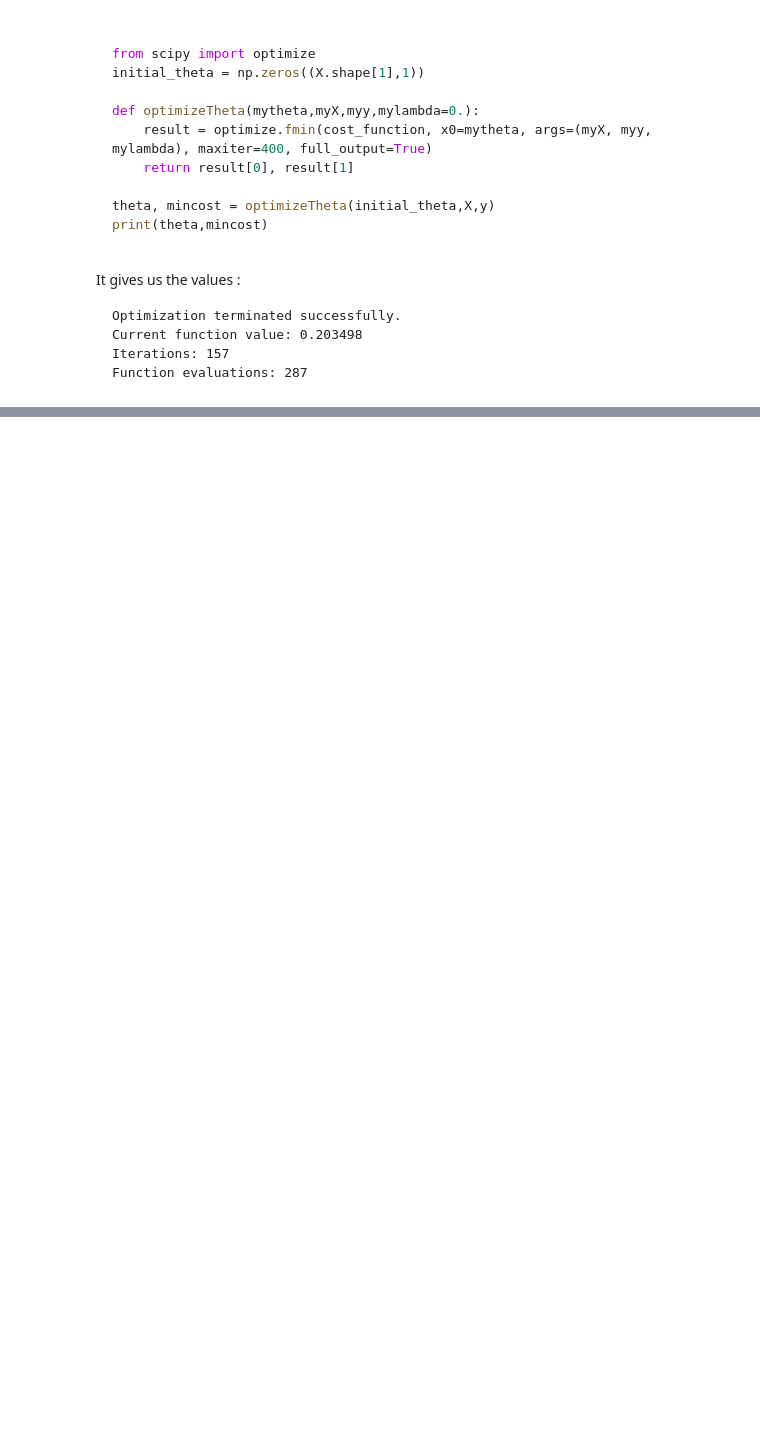
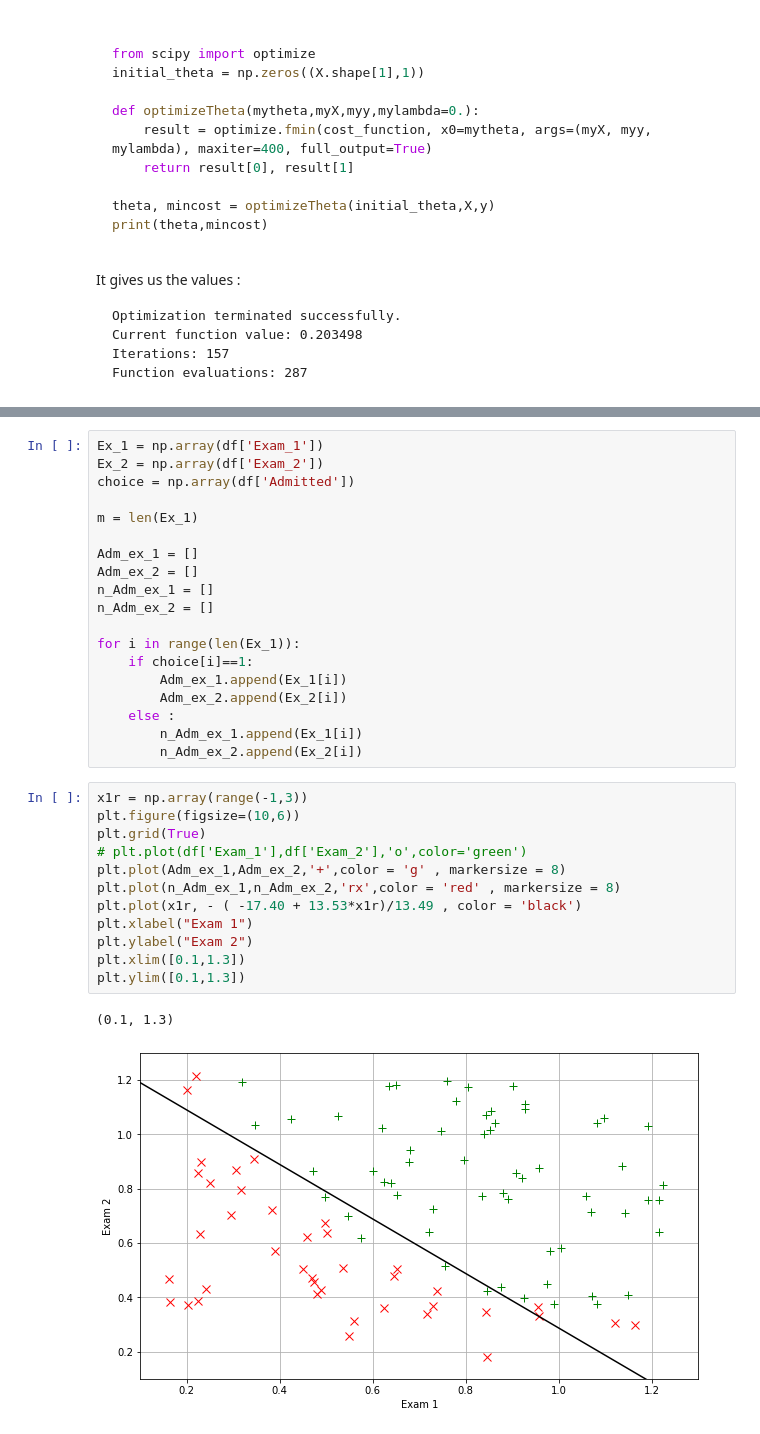
Before and after one commit to vinayakj02/ML-Models-From-Scratch, a Jupyter notebook: Ex 2/Logistic_Regression.ipynb, the cells around one changed output, grey strips where cells are left out. Cells and saved outputs as stored; diff of their text form; blank space fills up the shorter version.

```diff
--- a/Ex 2/Logistic_Regression.ipynb
+++ b/Ex 2/Logistic_Regression.ipynb
@@ -170,0 +185,34 @@ Function evaluations: 287
+# %%
+Ex_1 = np.array(df['Exam_1'])
+Ex_2 = np.array(df['Exam_2'])
+choice = np.array(df['Admitted'])
+
+m = len(Ex_1)
+
+Adm_ex_1 = []
+Adm_ex_2 = []
+n_Adm_ex_1 = []
+n_Adm_ex_2 = []
+
+for i in range(len(Ex_1)):
+    if choice[i]==1:
+        Adm_ex_1.append(Ex_1[i])
+        Adm_ex_2.append(Ex_2[i])
+    else :
+        n_Adm_ex_1.append(Ex_1[i])
+        n_Adm_ex_2.append(Ex_2[i])
+# %%
+x1r = np.array(range(-1,3))
+plt.figure(figsize=(10,6))
+plt.grid(True)
+# plt.plot(df['Exam_1'],df['Exam_2'],'o',color='green')
+plt.plot(Adm_ex_1,Adm_ex_2,'+',color = 'g' , markersize = 8)
+plt.plot(n_Adm_ex_1,n_Adm_ex_2,'rx',color = 'red' , markersize = 8)
+plt.plot(x1r, - ( -17.40 + 13.53*x1r)/13.49 , color = 'black')
+plt.xlabel("Exam 1")
+plt.ylabel("Exam 2")
+plt.xlim([0.1,1.3])
+plt.ylim([0.1,1.3])
+# %% [output]
+(0.1, 1.3)
+[figure, added]
```
Also changed, not shown: parts of 5 cells of this notebook.
